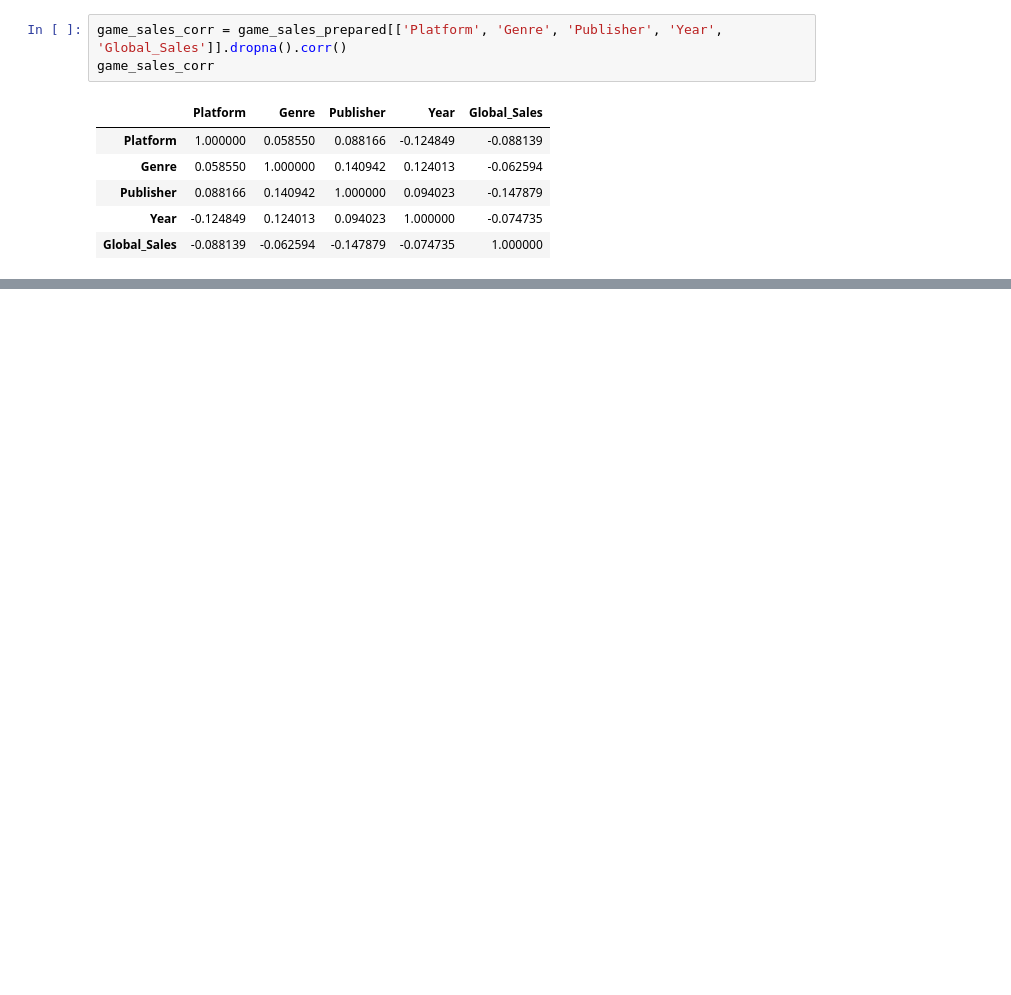
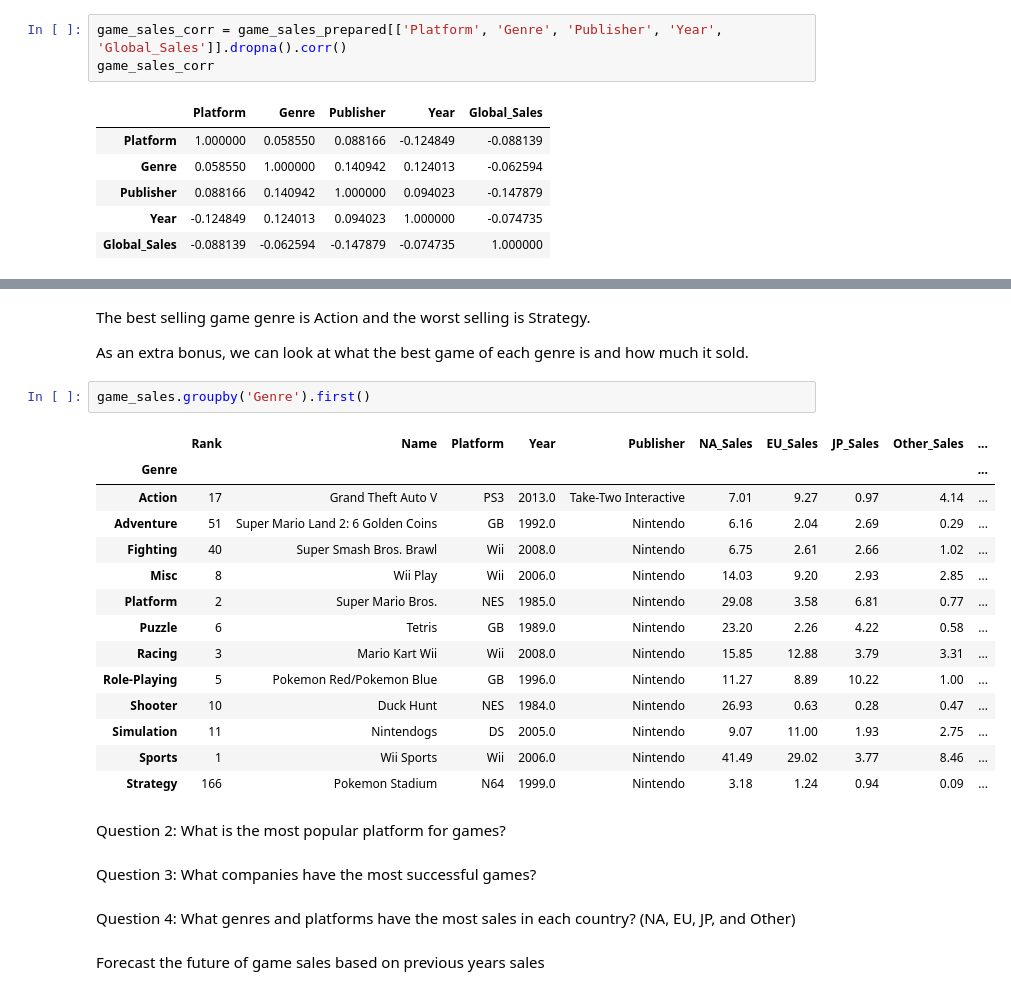
Before and after one commit to nstanfield/Video-Game-Sales-Analysis, a Jupyter notebook: Game_Sales_Analysis.ipynb, the cells around one changed output, grey strips where cells are left out. Drawn from its saved outputs; the diff is of its cells as text; blank space fills up the shorter version.

```diff
--- a/Game_Sales_Analysis.ipynb
+++ b/Game_Sales_Analysis.ipynb
@@ -272,0 +305,29 @@ game_sales_corr
+# %% [markdown]
+The best selling game genre is Action and the worst selling is Strategy.
+
+As an extra bonus, we can look at what the best game of each genre is and how much it sold.
+# %%
+game_sales.groupby('Genre').first()
+# %% [output]
+|  | Rank | Name | Platform | Year | Publisher | NA_Sales | EU_Sales | JP_Sales | Other_Sales | ... |
+| Genre |  |  |  |  |  |  |  |  |  | ... |
+| Action | 17 | Grand Theft Auto V | PS3 | 2013.0 | Take-Two Interactive | 7.01 | 9.27 | 0.97 | 4.14 | ... |
+| Adventure | 51 | Super Mario Land 2: 6 Golden Coins | GB | 1992.0 | Nintendo | 6.16 | 2.04 | 2.69 | 0.29 | ... |
+| Fighting | 40 | Super Smash Bros. Brawl | Wii | 2008.0 | Nintendo | 6.75 | 2.61 | 2.66 | 1.02 | ... |
+| Misc | 8 | Wii Play | Wii | 2006.0 | Nintendo | 14.03 | 9.20 | 2.93 | 2.85 | ... |
+| Platform | 2 | Super Mario Bros. | NES | 1985.0 | Nintendo | 29.08 | 3.58 | 6.81 | 0.77 | ... |
+| Puzzle | 6 | Tetris | GB | 1989.0 | Nintendo | 23.20 | 2.26 | 4.22 | 0.58 | ... |
+| Racing | 3 | Mario Kart Wii | Wii | 2008.0 | Nintendo | 15.85 | 12.88 | 3.79 | 3.31 | ... |
+| Role-Playing | 5 | Pokemon Red/Pokemon Blue | GB | 1996.0 | Nintendo | 11.27 | 8.89 | 10.22 | 1.00 | ... |
+| Shooter | 10 | Duck Hunt | NES | 1984.0 | Nintendo | 26.93 | 0.63 | 0.28 | 0.47 | ... |
+| Simulation | 11 | Nintendogs | DS | 2005.0 | Nintendo | 9.07 | 11.00 | 1.93 | 2.75 | ... |
+| Sports | 1 | Wii Sports | Wii | 2006.0 | Nintendo | 41.49 | 29.02 | 3.77 | 8.46 | ... |
+| Strategy | 166 | Pokemon Stadium | N64 | 1999.0 | Nintendo | 3.18 | 1.24 | 0.94 | 0.09 | ... |
+# %% [markdown]
+Question 2: What is the most popular platform for games?
+# %% [markdown]
+Question 3: What companies have the most successful games?
+# %% [markdown]
+Question 4: What genres and platforms have the most sales in each country? (NA, EU, JP, and Other)
+# %% [markdown]
+Forecast the future of game sales based on previous years sales
```
Also changed, not shown: parts of 6 cells of this notebook.
